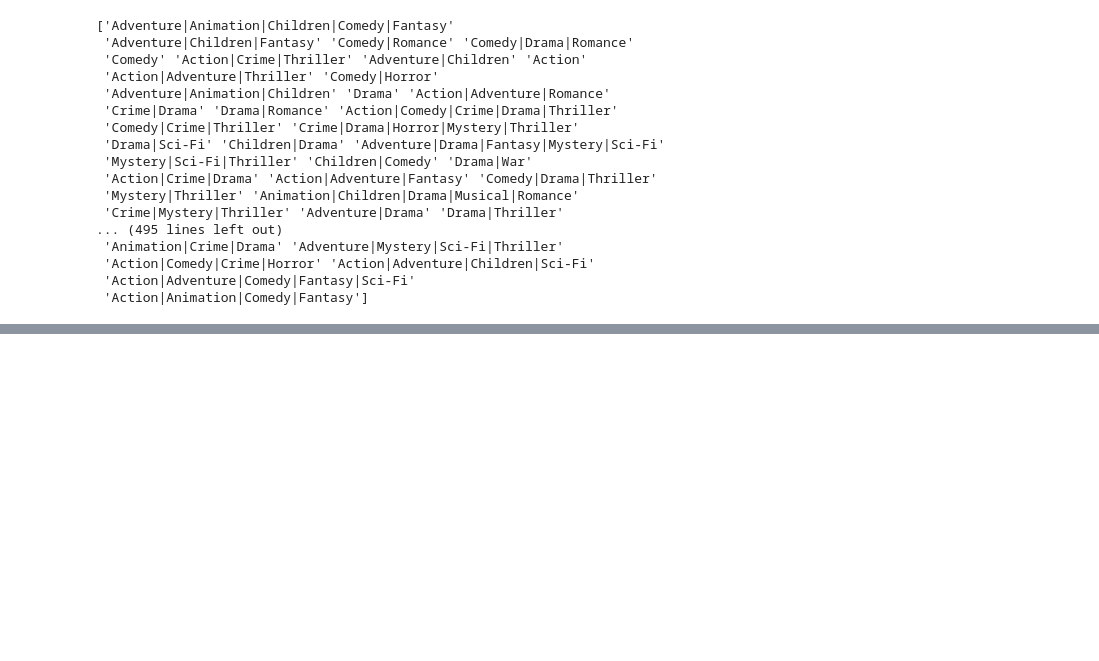
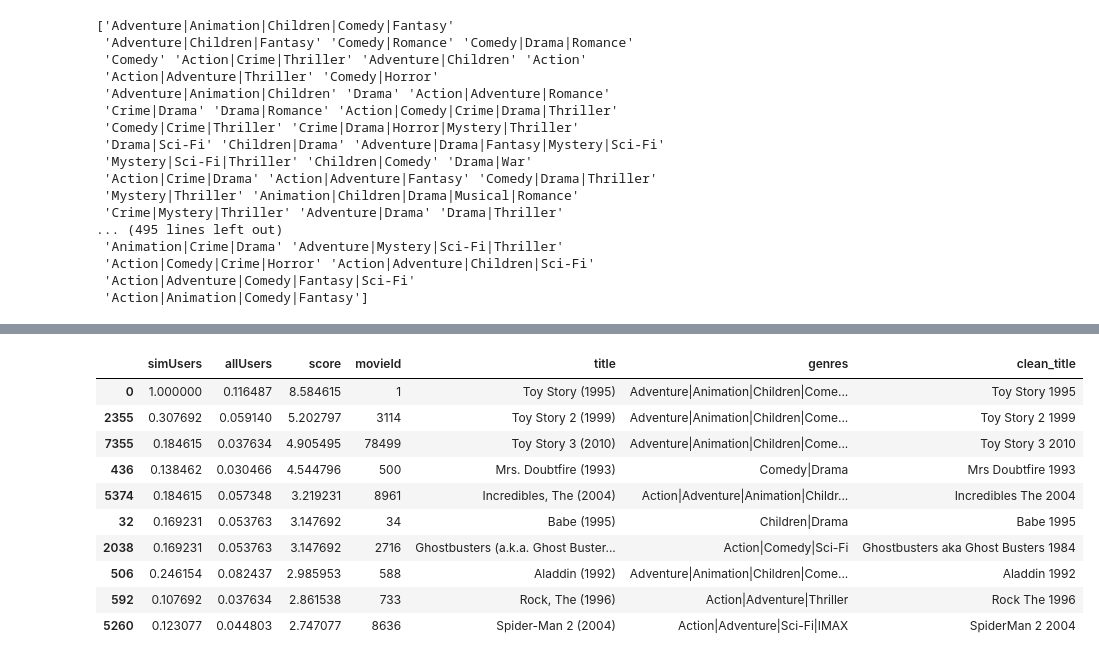
Before and after one commit to devamshah-dev/movie-recommendation-system, a Jupyter notebook: jupyter-notebooks/eda_preprocessing.ipynb, the cells around one changed output, grey strips where cells are left out. Saved outputs shown, nothing was run; the diff lists cells and outputs as text; code cells hidden in the pictures; blank space fills up the shorter version.

```diff
--- a/jupyter-notebooks/eda_preprocessing.ipynb
+++ b/jupyter-notebooks/eda_preprocessing.ipynb
@@ -49,0 +290,2 @@ print(unique_movieId_list)
+# %%
+all_db_users_recm_movies = all_db_users["movieId"].value_counts()/len(all_db_users["userId"].unique())
@@ -49,0 +307,5 @@ print(unique_movieId_list)
+# %%
+#Creating a Recommendation Score
+
+movie_recm_percnt = pd.concat([sim_user_recm_movies,all_db_users_recm_movies],axis=1)
+movie_recm_percnt.columns=["simUsers","allUsers"]
@@ -49,0 +328,4 @@ print(unique_movieId_list)
+# %%
+movie_recm_percnt["score"] = movie_recm_percnt["simUsers"]/movie_recm_percnt["allUsers"]
+# %%
+movie_recm_percnt = movie_recm_percnt.sort_values("score",ascending=False) # highest values are first.
@@ -49,0 +348,14 @@ print(unique_movieId_list)
+# %%
+movie_recm_percnt.head(10).merge(movies_df,left_index=True,right_on="movieId")
+# %% [output]
+|  | simUsers | allUsers | score | movieId | title | genres | clean_title |
+| 0 | 1.000000 | 0.116487 | 8.584615 | 1 | Toy Story (1995) | Adventure|Animation|Children|Come... | Toy Story 1995 |
+| 2355 | 0.307692 | 0.059140 | 5.202797 | 3114 | Toy Story 2 (1999) | Adventure|Animation|Children|Come... | Toy Story 2 1999 |
+| 7355 | 0.184615 | 0.037634 | 4.905495 | 78499 | Toy Story 3 (2010) | Adventure|Animation|Children|Come... | Toy Story 3 2010 |
+| 436 | 0.138462 | 0.030466 | 4.544796 | 500 | Mrs. Doubtfire (1993) | Comedy|Drama | Mrs Doubtfire 1993 |
+| 5374 | 0.184615 | 0.057348 | 3.219231 | 8961 | Incredibles, The (2004) | Action|Adventure|Animation|Childr... | Incredibles The 2004 |
+| 32 | 0.169231 | 0.053763 | 3.147692 | 34 | Babe (1995) | Children|Drama | Babe 1995 |
+| 2038 | 0.169231 | 0.053763 | 3.147692 | 2716 | Ghostbusters (a.k.a. Ghost Buster... | Action|Comedy|Sci-Fi | Ghostbusters aka Ghost Busters 1984 |
+| 506 | 0.246154 | 0.082437 | 2.985953 | 588 | Aladdin (1992) | Adventure|Animation|Children|Come... | Aladdin 1992 |
+| 592 | 0.107692 | 0.037634 | 2.861538 | 733 | Rock, The (1996) | Action|Adventure|Thriller | Rock The 1996 |
+| 5260 | 0.123077 | 0.044803 | 2.747077 | 8636 | Spider-Man 2 (2004) | Action|Adventure|Sci-Fi|IMAX | SpiderMan 2 2004 |
```
Also changed, not shown: parts of 29 cells of this notebook.
